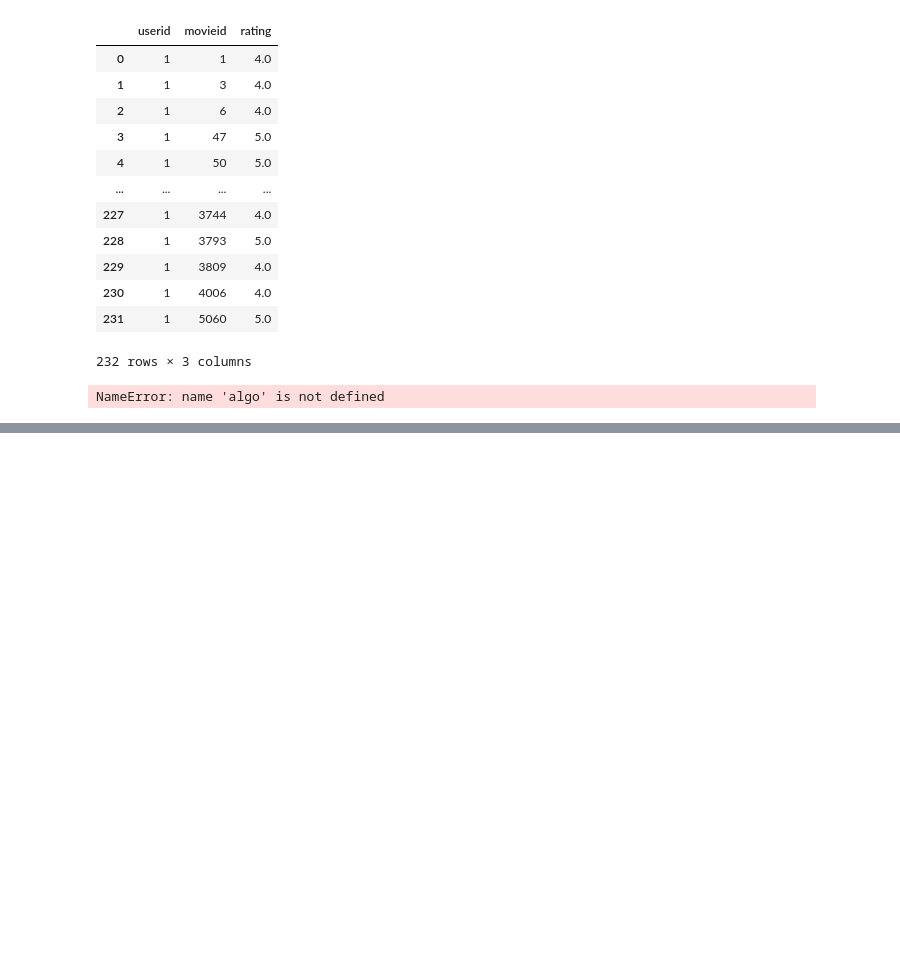
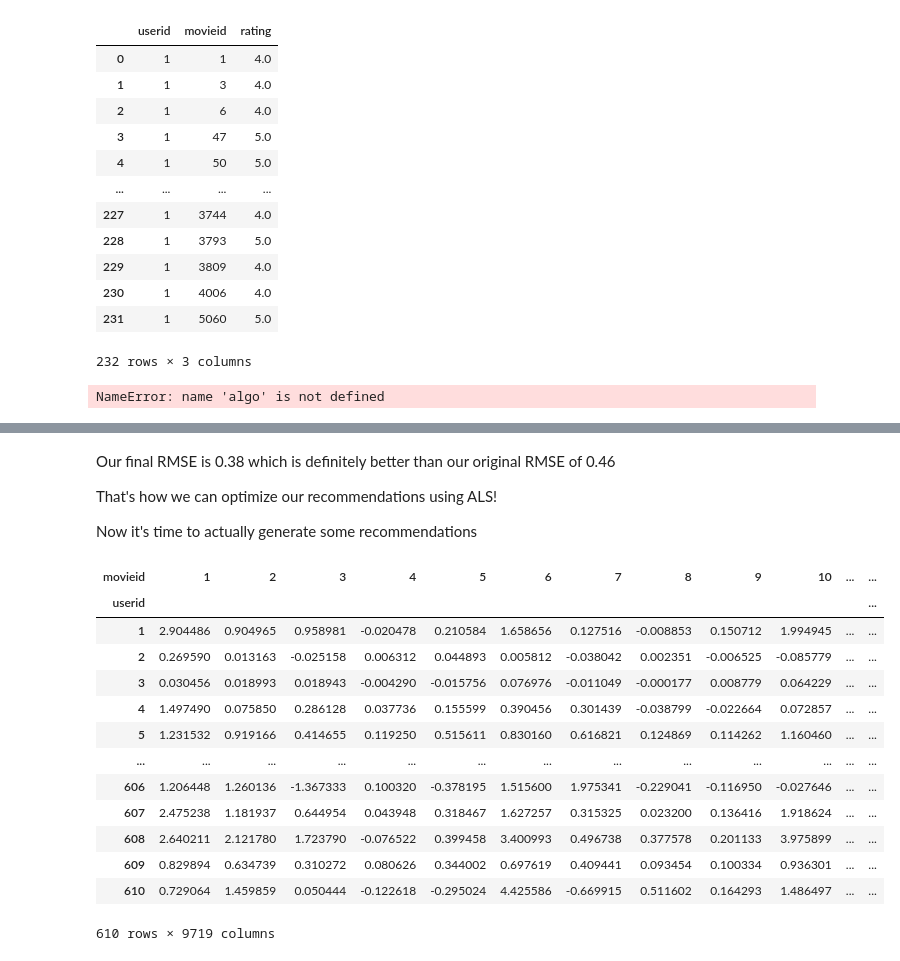
Before and after one commit to willmbennett/movie_rec_sys, a Jupyter notebook: index.ipynb, the cells around one changed output, grey strips where cells are left out. Drawn from its saved outputs; the diff is of its cells as text; code cells hidden in the pictures; blank space fills up the shorter version.

```diff
--- a/index.ipynb
+++ b/index.ipynb
@@ -582,0 +669,35 @@ NameError: name 'algo' is not defined
+# %%
+ratings_cols = ratings_arr.T
+items = items_arr
+reps = 10
+
+for rep in range(reps):
+    new_users = []
+
+    for i in list(ratings_arr.index):
+
+        user = LinearRegression(fit_intercept=False).fit(items, ratings_cols[i]).coef_
+        new_users.append(user)
+
+    new_users = np.asarray(new_users)
+
+
+
+    new_items = []
+
+    for i in list(ratings_cols.index):
+
+        item = LinearRegression(fit_intercept=False).fit(new_users, ratings_arr[i]).coef_
+        new_items.append(item)
+
+    new_items = np.asarray(new_items)
+
+
+
+    df_user_pref = new_users.dot(new_items.T)
+    rmse = np.sqrt(mean_squared_error(ratings_arr, df_user_pref))
+    print(f'Iteration {rep} RMSE: {rmse}')
+
+    items = new_items
+
+    new_users.dot(new_items.T)
@@ -582,0 +715,27 @@ NameError: name 'algo' is not defined
+# %% [markdown]
+Our final RMSE is 0.38 which is definitely better than our original RMSE of 0.46
+
+That's how we can optimize our recommendations using ALS!
+
+Now it's time to actually generate some recommendations
+# %%
+user_pred = pd.DataFrame(df_user_pref)
+user_pred.columns = ratings_arr.columns
+user_pred['userid'] = list(ratings_arr.index)
+user_pred = user_pred.set_index('userid')
+user_pred
+# %% [output]
+| movieid | 1 | 2 | 3 | 4 | 5 | 6 | 7 | 8 | 9 | 10 | ... | ... |
+| userid |  |  |  |  |  |  |  |  |  |  |  | ... |
+| 1 | 2.904486 | 0.904965 | 0.958981 | -0.020478 | 0.210584 | 1.658656 | 0.127516 | -0.008853 | 0.150712 | 1.994945 | ... | ... |
+| 2 | 0.269590 | 0.013163 | -0.025158 | 0.006312 | 0.044893 | 0.005812 | -0.038042 | 0.002351 | -0.006525 | -0.085779 | ... | ... |
+| 3 | 0.030456 | 0.018993 | 0.018943 | -0.004290 | -0.015756 | 0.076976 | -0.011049 | -0.000177 | 0.008779 | 0.064229 | ... | ... |
+| 4 | 1.497490 | 0.075850 | 0.286128 | 0.037736 | 0.155599 | 0.390456 | 0.301439 | -0.038799 | -0.022664 | 0.072857 | ... | ... |
+| 5 | 1.231532 | 0.919166 | 0.414655 | 0.119250 | 0.515611 | 0.830160 | 0.616821 | 0.124869 | 0.114262 | 1.160460 | ... | ... |
+| ... | ... | ... | ... | ... | ... | ... | ... | ... | ... | ... | ... | ... |
+| 606 | 1.206448 | 1.260136 | -1.367333 | 0.100320 | -0.378195 | 1.515600 | 1.975341 | -0.229041 | -0.116950 | -0.027646 | ... | ... |
+| 607 | 2.475238 | 1.181937 | 0.644954 | 0.043948 | 0.318467 | 1.627257 | 0.315325 | 0.023200 | 0.136416 | 1.918624 | ... | ... |
+| 608 | 2.640211 | 2.121780 | 1.723790 | -0.076522 | 0.399458 | 3.400993 | 0.496738 | 0.377578 | 0.201133 | 3.975899 | ... | ... |
+| 609 | 0.829894 | 0.634739 | 0.310272 | 0.080626 | 0.344002 | 0.697619 | 0.409441 | 0.093454 | 0.100334 | 0.936301 | ... | ... |
+| 610 | 0.729064 | 1.459859 | 0.050444 | -0.122618 | -0.295024 | 4.425586 | -0.669915 | 0.511602 | 0.164293 | 1.486497 | ... | ... |
+610 rows × 9719 columns
```
Also changed, not shown: parts of 29 cells of this notebook, 1 other file.
